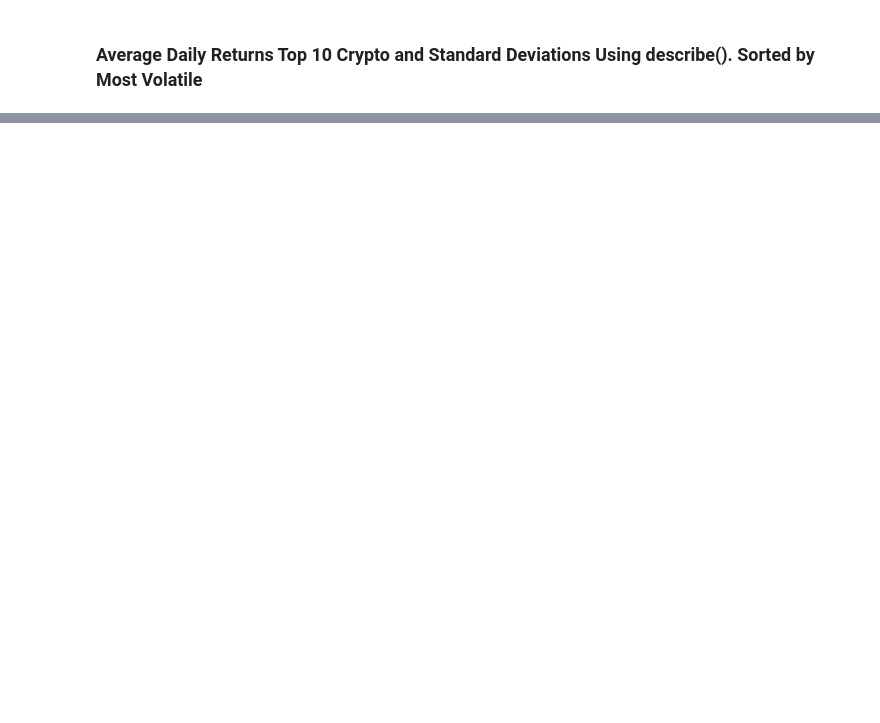
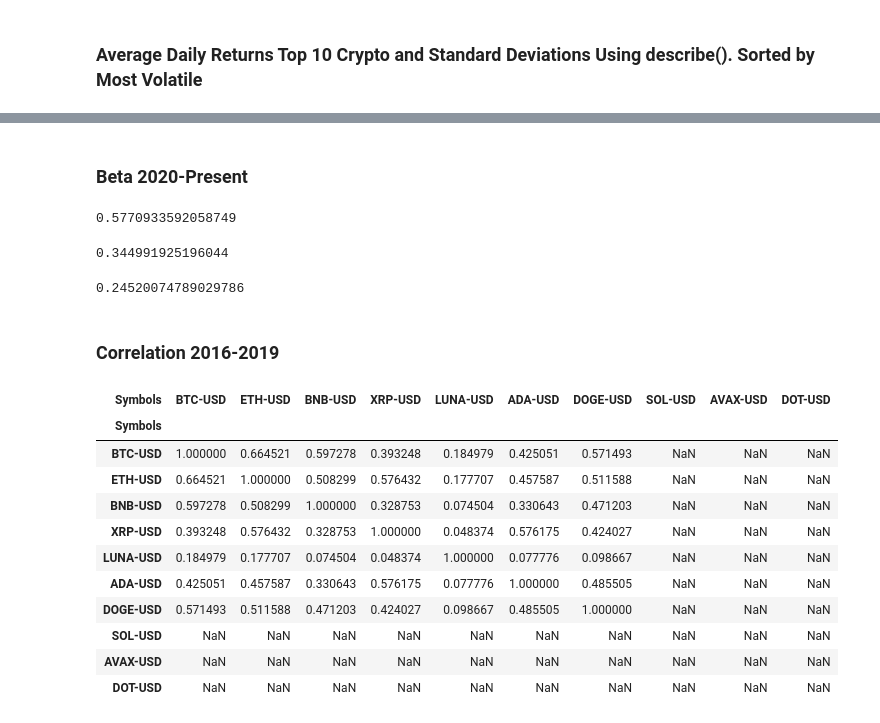
Before and after one commit to doble196/CRYVESTO, a Jupyter notebook: cryvesto_api.ipynb, the cells around one changed output, grey strips where cells are left out. Cells and saved outputs as stored; diff of their text form; code cells hidden in the pictures; blank space fills up the shorter version.

```diff
--- a/cryvesto.ipynb
+++ b/cryvesto_api.ipynb
@@ -223,0 +376,35 @@ cumulative_crypto_returns.hvplot(
+# %% [markdown]
+### Beta 2020-Present
+# %%
+beta_btc_eth_2020_p = daily_returns_2020_present['BTC-USD'].cov(daily_returns_2020_present['ETH-USD']) / daily_returns_2020_present['ETH-USD'].var()
+beta_btc_eth_2020_p
+# %% [output]
+0.5770933592058749
+# %%
+beta_btc_bnb_2020_p = daily_returns_2020_present['BTC-USD'].cov(daily_returns_2020_present['BNB-USD']) / daily_returns_2020_present['BNB-USD'].var()
+beta_btc_bnb_2020_p
+# %% [output]
+0.344991925196044
+# %%
+beta_btc_xrp_2020_p = daily_returns_2020_present['BTC-USD'].cov(daily_returns_2020_present['XRP-USD']) / daily_returns_2020_present['XRP-USD'].var()
+beta_btc_xrp_2020_p
+# %% [output]
+0.24520074789029786
+# %% [markdown]
+### Correlation 2016-2019
+# %%
+corr_2016_2019 = daily_returns_2016_2019.corr()
+corr_2016_2019
+# %% [output]
+| Symbols | BTC-USD | ETH-USD | BNB-USD | XRP-USD | LUNA-USD | ADA-USD | DOGE-USD | SOL-USD | AVAX-USD | DOT-USD |
+| Symbols |  |  |  |  |  |  |  |  |  |  |
+| BTC-USD | 1.000000 | 0.664521 | 0.597278 | 0.393248 | 0.184979 | 0.425051 | 0.571493 | NaN | NaN | NaN |
+| ETH-USD | 0.664521 | 1.000000 | 0.508299 | 0.576432 | 0.177707 | 0.457587 | 0.511588 | NaN | NaN | NaN |
+| BNB-USD | 0.597278 | 0.508299 | 1.000000 | 0.328753 | 0.074504 | 0.330643 | 0.471203 | NaN | NaN | NaN |
+| XRP-USD | 0.393248 | 0.576432 | 0.328753 | 1.000000 | 0.048374 | 0.576175 | 0.424027 | NaN | NaN | NaN |
+| LUNA-USD | 0.184979 | 0.177707 | 0.074504 | 0.048374 | 1.000000 | 0.077776 | 0.098667 | NaN | NaN | NaN |
+| ADA-USD | 0.425051 | 0.457587 | 0.330643 | 0.576175 | 0.077776 | 1.000000 | 0.485505 | NaN | NaN | NaN |
+| DOGE-USD | 0.571493 | 0.511588 | 0.471203 | 0.424027 | 0.098667 | 0.485505 | 1.000000 | NaN | NaN | NaN |
+| SOL-USD | NaN | NaN | NaN | NaN | NaN | NaN | NaN | NaN | NaN | NaN |
+| AVAX-USD | NaN | NaN | NaN | NaN | NaN | NaN | NaN | NaN | NaN | NaN |
+| DOT-USD | NaN | NaN | NaN | NaN | NaN | NaN | NaN | NaN | NaN | NaN |
```
Also changed, not shown: parts of 30 cells of this notebook.
